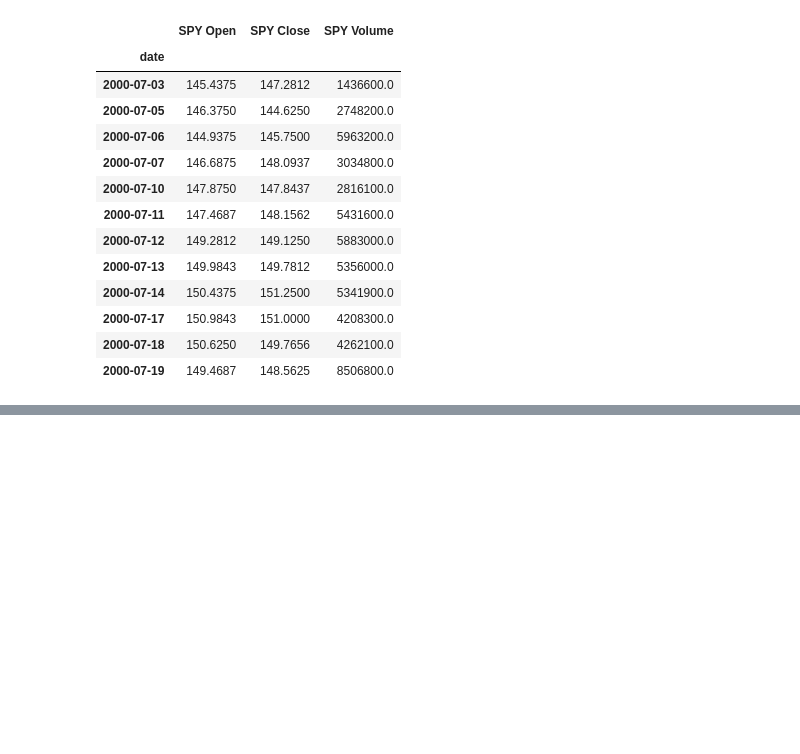
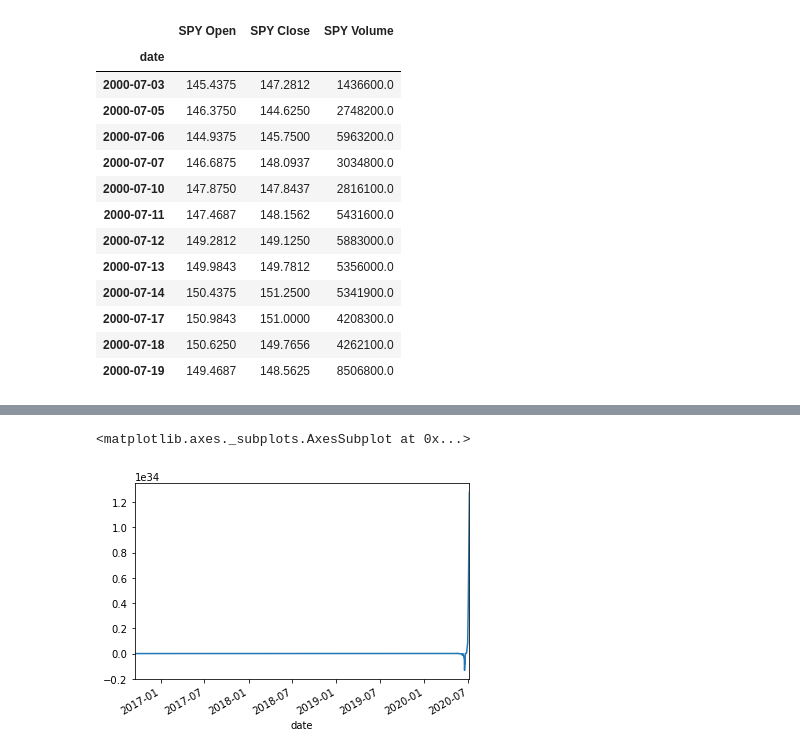
Before and after one commit to Akstiner96/Project_2_dream_team, a Jupyter notebook: ml_model.ipynb, the cells around one changed output, grey strips where cells are left out. Cells and saved outputs as stored; diff of their text form; code cells hidden in the pictures; blank space fills up the shorter version.

```diff
--- a/ml_model.ipynb
+++ b/ml_model.ipynb
@@ -22,0 +278,9 @@ cleaned.head(12)
+# %%
+initial_capital = 100000
+
+# Plot cumulative return of model in terms of capital
+cumulative_return_capital = initial_capital * (1 + (Results['Return'] * Results['Predicted Value'])).cumprod()
+cumulative_return_capital.plot()
+# %% [output]
+<matplotlib.axes._subplots.AxesSubplot at 0x...>
+[figure, added]
```
Also changed, not shown: parts of 17 cells of this notebook, 1 other file.
